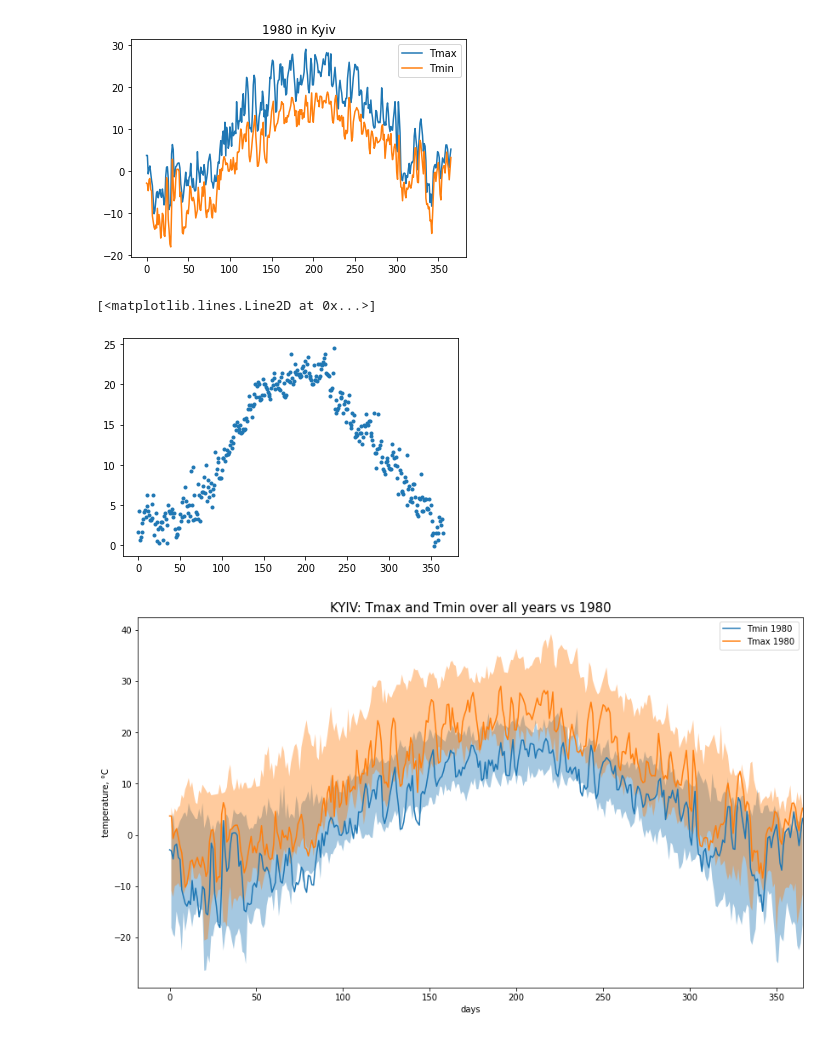
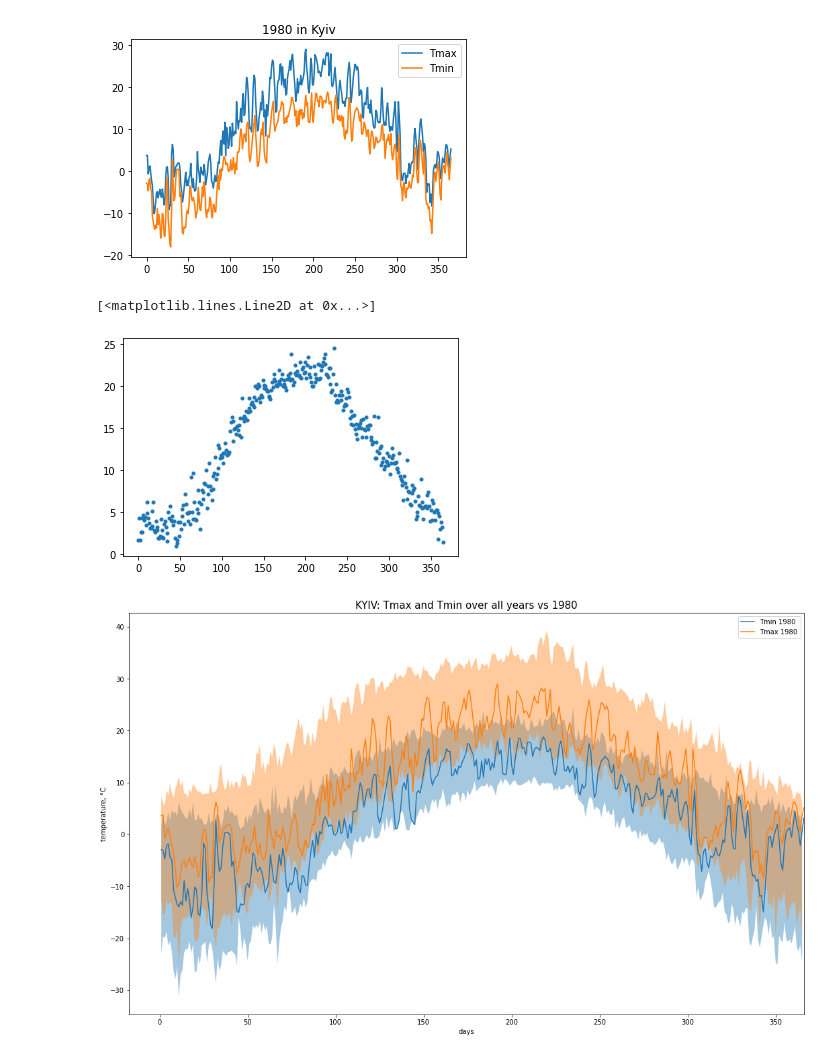
Before and after one commit to andr-nau/weather_history, a Jupyter notebook: weather_project.ipynb, the cells around one changed output. Saved outputs shown, nothing was run; the diff lists cells and outputs as text; code cells hidden in the pictures.

```diff
--- a/weather_project.ipynb
+++ b/weather_project.ipynb
@@ -154,8 +173,8 @@ pp.show()
 # %% [output]
 [figure]
 # %%
-kyiv_tmin_all = np.vstack([selectyear(kyiv_tmin_filled,year)[:365] for year in range(1990,2014)])
-kyiv_tmax_all = np.vstack([selectyear(kyiv_tmax_filled,year)[:365] for year in range(1990,2014)])
+kyiv_tmin_all = np.vstack([selectyear(kyiv_tmin_filled,year)[:365] for year in range(1950,2014)])
+kyiv_tmax_all = np.vstack([selectyear(kyiv_tmax_filled,year)[:365] for year in range(1950,2014)])
 # %%
 kyiv_tmin_recordmin = np.min(kyiv_tmin_all,axis=0)
 kyiv_tmin_recordmax = np.max(kyiv_tmin_all,axis=0)
@@ -163,23 +182,23 @@ kyiv_tmin_recordmax = np.max(kyiv_tmin_all,axis=0)
 pp.plot(kyiv_tmin_recordmax,'.')
 # %% [output]
 [<matplotlib.lines.Line2D at 0x...>]
-[figure, old version]
+[figure, new version]
 # %%
-pp.figure(figsize=(14,8))
+pp.figure(figsize=(18,11))
 
-days = np.arange(1,365+1)
-
+days = np.arange(1,366)
+days1 = np.arange(1,367)
 pp.fill_between(days,np.min(kyiv_tmin_all,axis=0),np.max(kyiv_tmin_all,axis=0),alpha=0.4)
-pp.plot(selectyear(kyiv_tmin_filled,1980))
+pp.plot(days1, selectyear(kyiv_tmin_filled,1980))
 
 pp.fill_between(days,np.min(kyiv_tmax_all,axis=0),np.max(kyiv_tmax_all,axis=0),alpha=0.4)
-pp.plot(selectyear(kyiv_tmax_filled,1980))
+pp.plot(days1, selectyear(kyiv_tmax_filled,1980))
 
-pp.axis(xmax=365)
+pp.axis(xmax=366)
 pp.xlabel('days')
 pp.ylabel('temperature, °C')
 pp.title('KYIV: Tmax and Tmin over all years vs 1980', fontsize=15)
 pp.legend(['Tmin 1980','Tmax 1980'])
 pp.show()
 # %% [output]
-[figure, old version]
+[figure, new version]
```
Also changed, not shown: parts of 1 cell of this notebook, 1 other file.
